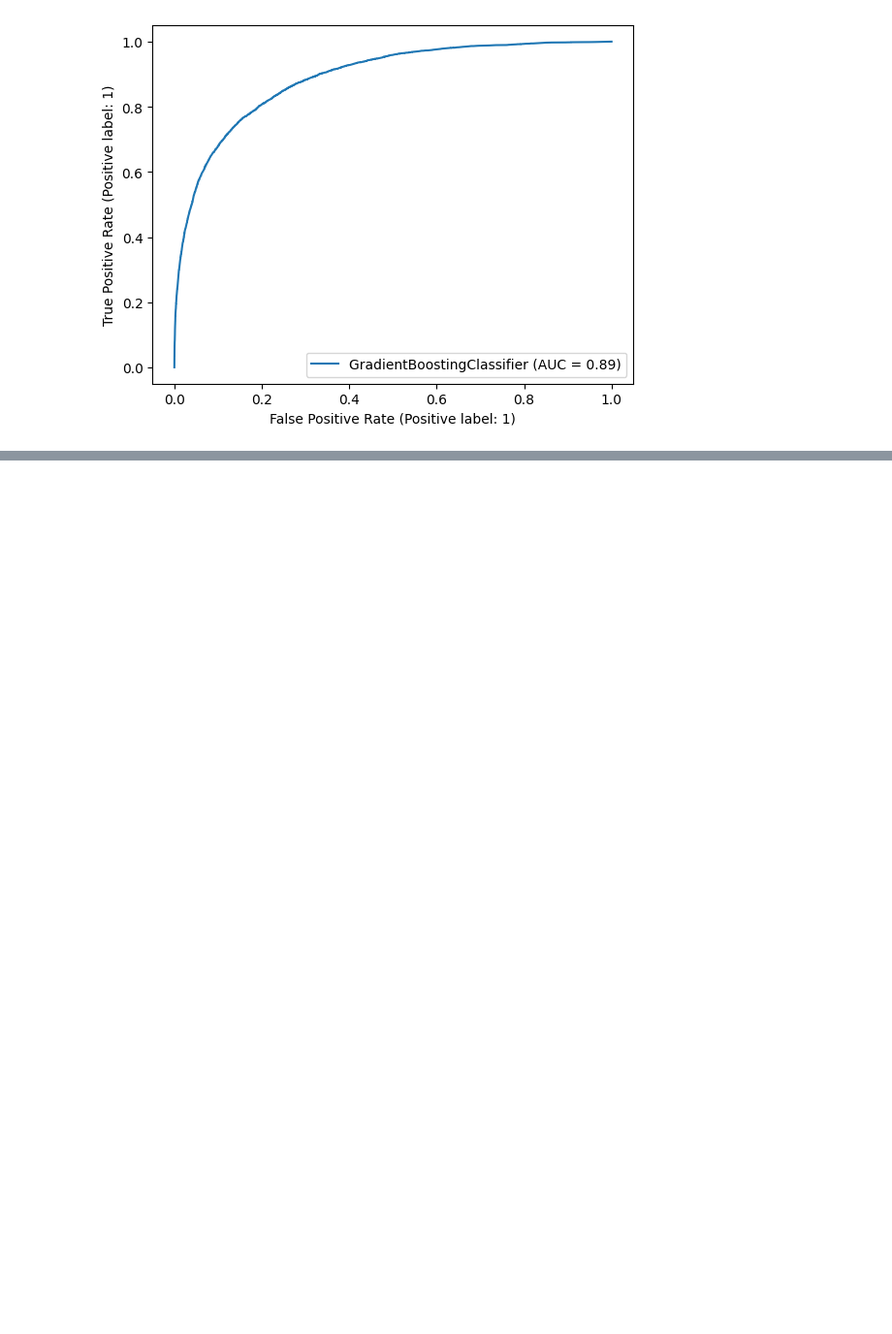
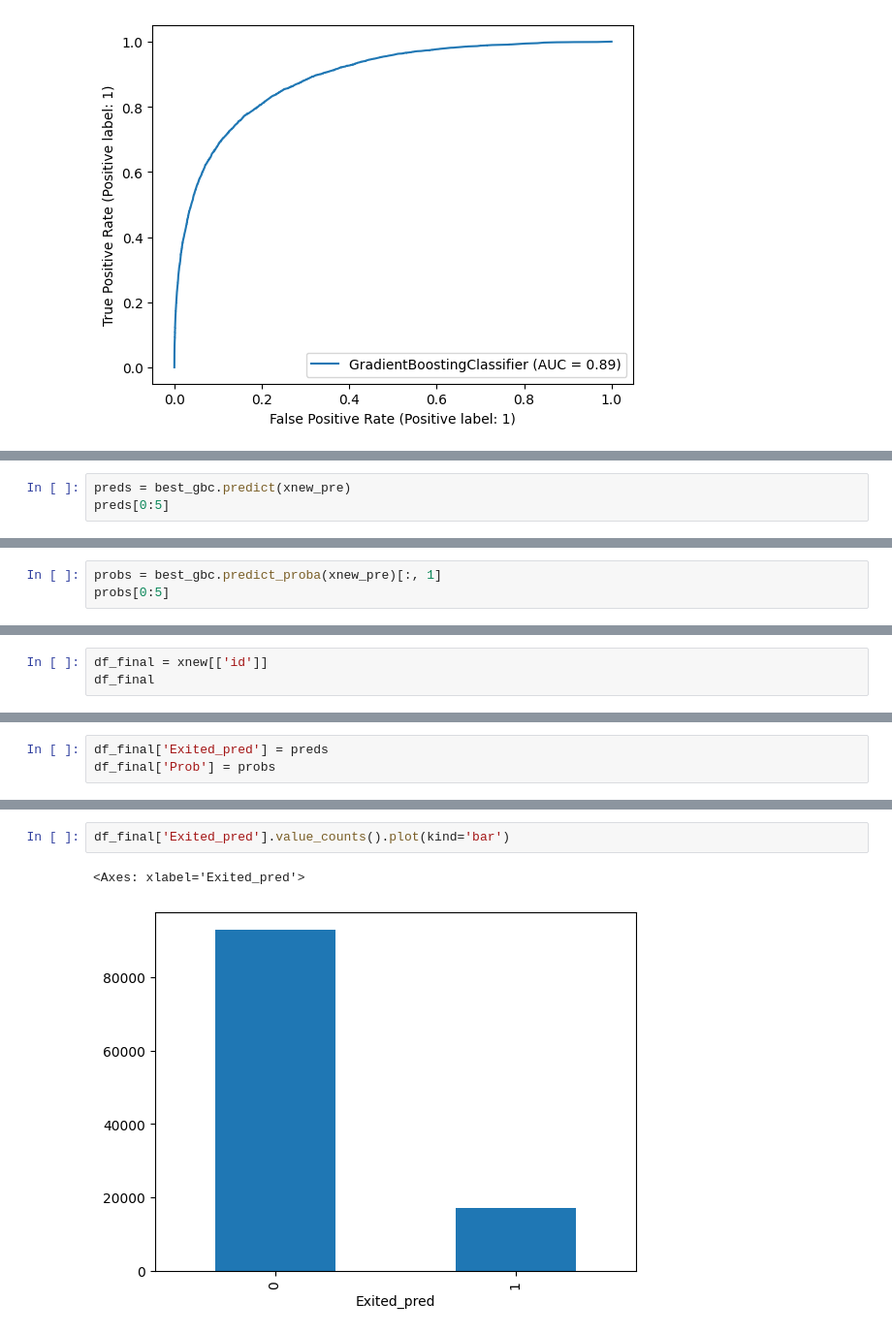
Before and after one commit to utkarshg1/Machine-Learning-3pm, a Jupyter notebook: Classification Revision/Classification.ipynb, the cells around one changed output, grey strips where cells are left out. Shown at 97% size. Drawn from its saved outputs; the diff is of its cells as text; blank space fills up the shorter version.

```diff
--- a/Classification Revision/Classification.ipynb
+++ b/Classification Revision/Classification.ipynb
@@ -514,0 +537,3 @@ scores.mean()
+# %%
+preds = best_gbc.predict(xnew_pre)
+preds[0:5]
@@ -514,0 +542,3 @@ scores.mean()
+# %%
+probs = best_gbc.predict_proba(xnew_pre)[:, 1]
+probs[0:5]
@@ -514,0 +549,3 @@ scores.mean()
+# %%
+df_final = xnew[['id']]
+df_final
@@ -514,0 +566,3 @@ scores.mean()
+# %%
+df_final['Exited_pred'] = preds
+df_final['Prob'] = probs
@@ -514,0 +585,5 @@ scores.mean()
+# %%
+df_final['Exited_pred'].value_counts().plot(kind='bar')
+# %% [output]
+<Axes: xlabel='Exited_pred'>
+[figure, added]
```
Also changed, not shown: parts of 25 cells of this notebook.
